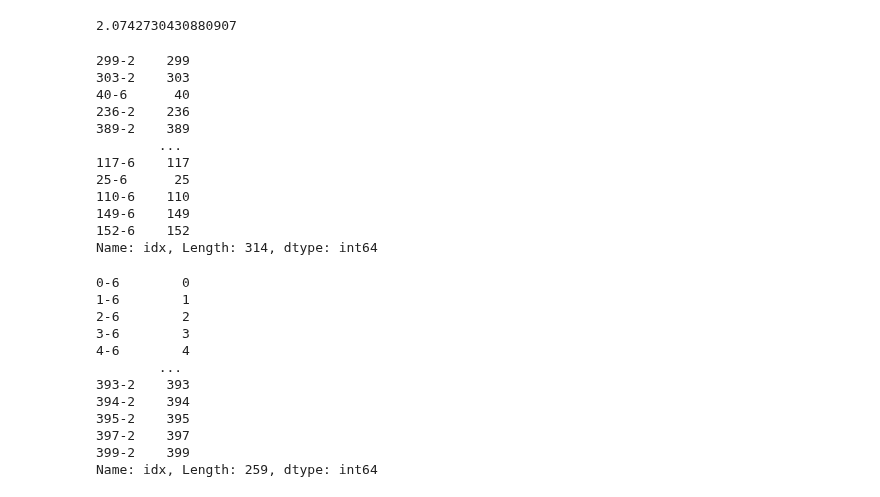
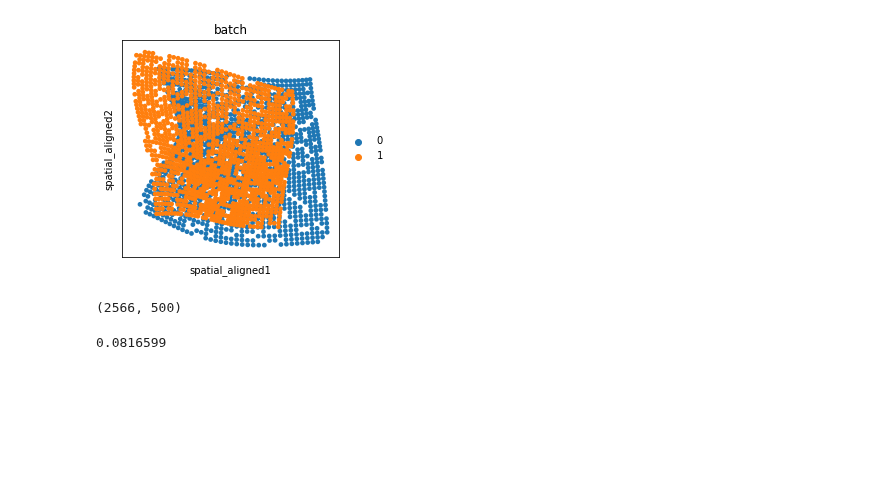
Before and after one commit to theislab/moscot_benchmarks, a Jupyter notebook: experiments/space/alignment/test_gpsa.ipynb, the cells around one changed output. Drawn from its saved outputs; the diff is of its cells as text; code cells hidden in the pictures; blank space fills up the shorter version.

Commit message:
fix gpsa

```diff
--- a/experiments/space/alignment/test_gpsa.ipynb
+++ b/experiments/space/alignment/test_gpsa.ipynb
@@ -73,3 +152,5 @@ sc.pl.spatial(adata, spot_size=0.1, color="batch")
+# %%
+adata_gpsa = adata.copy()
 # %%
 sc.pl.spatial(adata, basis="spatial_aligned", spot_size=0.1, color="batch")
 # %% [output]
@@ -77,9 +158,19 @@ sc.pl.spatial(adata, basis="spatial_aligned", spot_size=0.1, color="batch")
+# %%
+sc.pl.spatial(adata_gpsa, basis="spatial_aligned", spot_size=0.1, color="batch")
+# %% [output]
+[figure, added]
+# %%
+adata.shape
+# %% [output]
+(2566, 500)
 # %%
 from sklearn.metrics import mean_squared_error
 
 ad1 = adata[adata.obs.batch == 0].copy()
 ad2 = adata[adata.obs.batch == 1].copy()
 inter, comm1, comm2 = np.intersect1d(ad1.obs.idx, ad2.obs.idx, return_indices=True)
-mean_squared_error(ad1.obsm["spatial"][comm1], ad2.obsm["spatial"][comm1])
+mean_squared_error(
+    ad1.obsm["spatial_aligned"][comm1][:, 1], ad2.obsm["spatial_aligned"][comm2][:, 1]
+)
 # %% [output]
-2.0742730430880907
+0.0816599
@@ -89,30 +176,0 @@ ad2 = adata[adata.obs.batch == 1].copy()
-# %%
-ad1.obs.idx
-# %% [output]
-299-2    299
-303-2    303
-40-6      40
-236-2    236
-389-2    389
-        ...
-117-6    117
-25-6      25
-110-6    110
-149-6    149
-152-6    152
-Name: idx, Length: 314, dtype: int64
-# %%
-ad1.obs.idx[comm1]
-# %% [output]
-0-6        0
-1-6        1
-2-6        2
-3-6        3
-4-6        4
-        ...
-393-2    393
-394-2    394
-395-2    395
-397-2    397
-399-2    399
-Name: idx, Length: 259, dtype: int64
```
Also changed, not shown: parts of 62 cells of this notebook, 3 other files.
